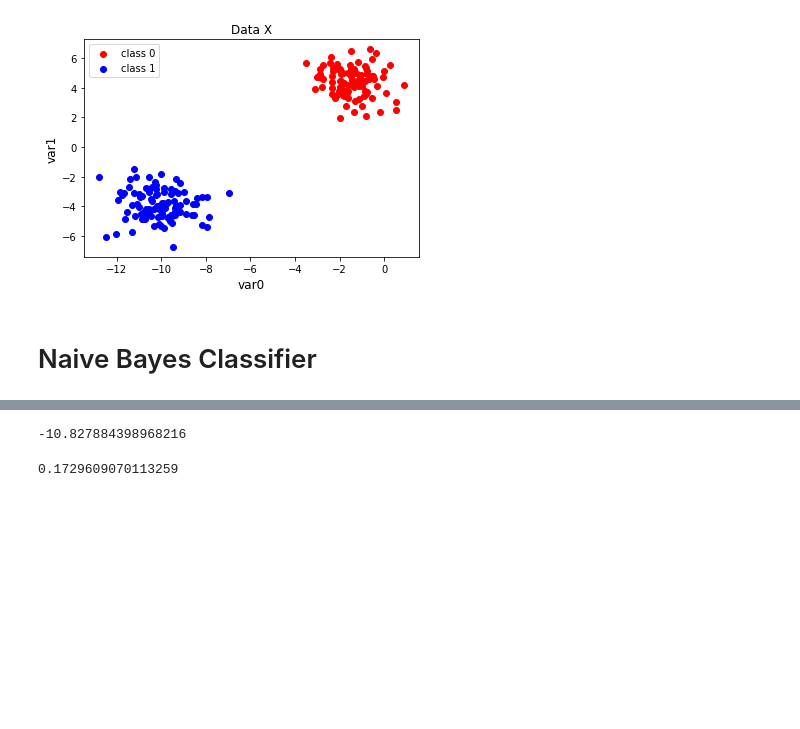
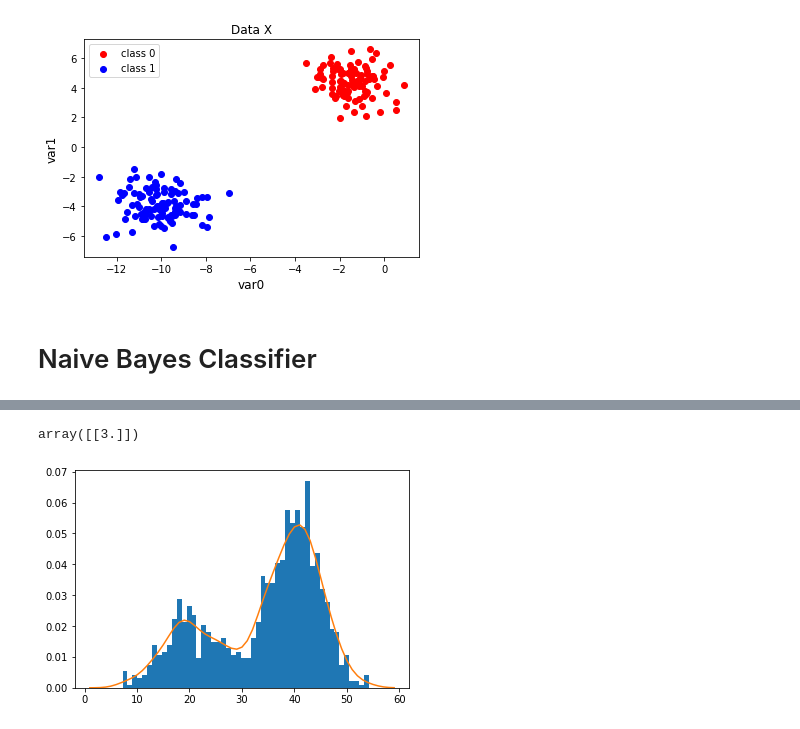
Before and after one commit to HladkyiIvan/BayesClassifiers, a Jupyter notebook: NB_Classifier.ipynb, the cells around one changed output, grey strips where cells are left out. Drawn from its saved outputs; the diff is of its cells as text; code cells hidden in the pictures; blank space fills up the shorter version.

```diff
--- a/NB_Classifier.ipynb
+++ b/NB_Classifier.ipynb
@@ -204,12 +227,7 @@ print(classifier._features_info['var2']['dist'][1].pdf(example[0]))
 # %%
-data_X.loc[0, 'var1']
+data_X.iloc[0, 2]
 # %% [output]
--10.827884398968216
+array([[3.]])
-# %%
-rv = binom(20, 0.82)
-rv.pmf(18)
-# %% [output]
-0.1729609070113259
 # %%
 # if feat_type == 'discrete':
 #     rv = multinomial(self.__data_len, [0.3, 0.2, 0.5])
@@ -222,3 +240,30 @@ rv.pmf(18)
 #     sigma = np.std(feat)
 #     dist = np.norm(mu, sigma)
 #     return dist
+# %%
+# example of kernel density estimation for a bimodal data sample
+from matplotlib import pyplot
+from numpy.random import normal
+from numpy import hstack
+from numpy import asarray
+from numpy import exp
+from sklearn.neighbors import KernelDensity
+# generate a sample
+sample1 = normal(loc=20, scale=5, size=300)
+sample2 = normal(loc=40, scale=5, size=700)
+sample = hstack((sample1, sample2))
+# fit density
+model = KernelDensity(bandwidth=2, kernel='gaussian')
+sample = sample.reshape((len(sample), 1))
+model.fit(sample)
+# sample probabilities for a range of outcomes
+values = asarray([value for value in range(1, 60)])
+values = values.reshape((len(values), 1))
+probabilities = model.score_samples(values)
+probabilities = exp(probabilities)
+# plot the histogram and pdf
+pyplot.hist(sample, bins=50, density=True)
+pyplot.plot(values[:], probabilities)
+pyplot.show()
+# %% [output]
+[figure, added]
```
Also changed, not shown: parts of 15 cells of this notebook, 1 other file.
